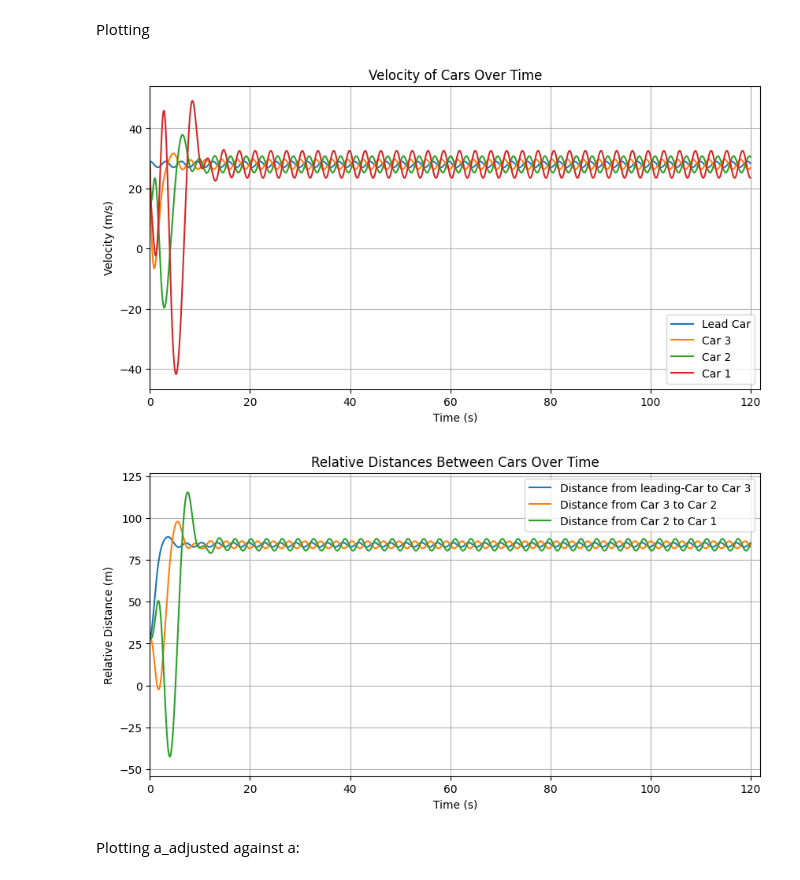
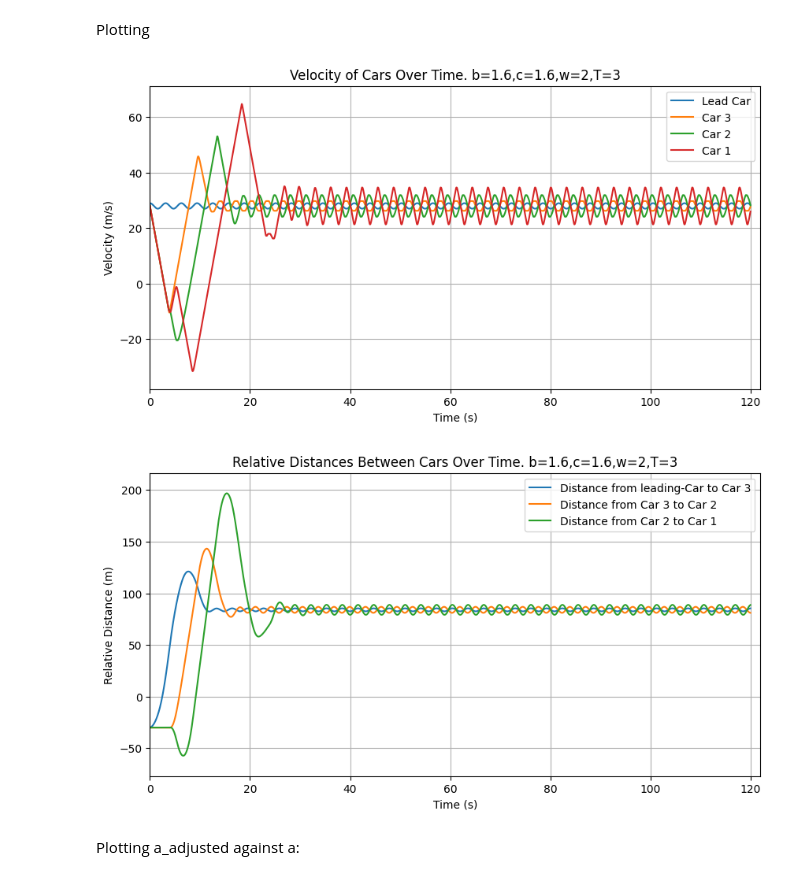
Before and after one commit to s204496/01257_advanced_math_modeling, a Jupyter notebook: numerical_simulations.ipynb, the cells around one changed output. Cells and saved outputs as stored; diff of their text form; code cells hidden in the pictures.

```diff
--- a/numerical_simulations.ipynb
+++ b/numerical_simulations.ipynb
@@ -20,10 +20,12 @@ c1,c2,c3,c4 = -1,1,-10,10
 k,l = 10, 0.25
 adjusted_acceleration = True
 # Defining starting positions
+position = [[30*i] for i in range(number_of_cars)]
+velocity = [[28] for i in range(number_of_cars)]
 #position = [[2],[0]]
-position = [[84],[56],[28],[0]]
+# position = [[84],[56],[28],[0]]
 #velocity = [[2],[2]]
-velocity = [[28],[28],[28],[28]]
+# velocity = [[28],[28],[28],[28]]
 relative_position = []
 for i in range(number_of_cars-1):
     relative_position.append([])
@@ -82,37 +84,37 @@ for i in range(number_of_cars):
     if i == 0:
         plt.plot(time, velocity[i], label="Lead Car")
     else:
         plt.plot(time, velocity[i], label="Car "+str(number_of_cars-i))
-plt.title("Velocity of Cars Over Time")
+plt.title(f"Velocity of Cars Over Time. b={b},c={c},w={omega},T={T}")
 plt.xlabel("Time (s)")
 plt.ylabel("Velocity (m/s)")
 plt.legend()
 plt.grid(True)
 plt.xlim(0, time_period+2)
 plt.ylim(min(min(row) for row in velocity)-0.1*max(max(row) for row in velocity), 1.1*max(max(row) for row in velocity))
 
 plt.show()
 plt.show()
 
 # Plot relative distances
 plt.figure(figsize=(10, 5))
 for i in range(number_of_cars-1):
     if i == 0:
         plt.plot(time, relative_position[i], label="Distance from leading-Car to Car "+str(number_of_cars-1))
     else:
         plt.plot(time, relative_position[i], label="Distance from Car "+str(number_of_cars-i)+" to Car "+str(number_of_cars-i-1))
-plt.title("Relative Distances Between Cars Over Time")
+plt.title(f"Relative Distances Between Cars Over Time. b={b},c={c},w={omega},T={T}")
 plt.xlabel("Time (s)")
 plt.ylabel("Relative Distance (m)")
 plt.legend()
 plt.grid(True)
 plt.xlim(0, time_period+2)
 plt.ylim(min(min(row) for row in relative_position)-0.1*max(max(row) for row in relative_position), 1.1*max(max(row) for row in relative_position))
 
 plt.show()
 # %% [output]
-[figure, old version]
+[figure, new version]
-[figure, old version]
+[figure, new version]
 # %% [markdown]
 Plotting a_adjusted against a:
 # %%
```
